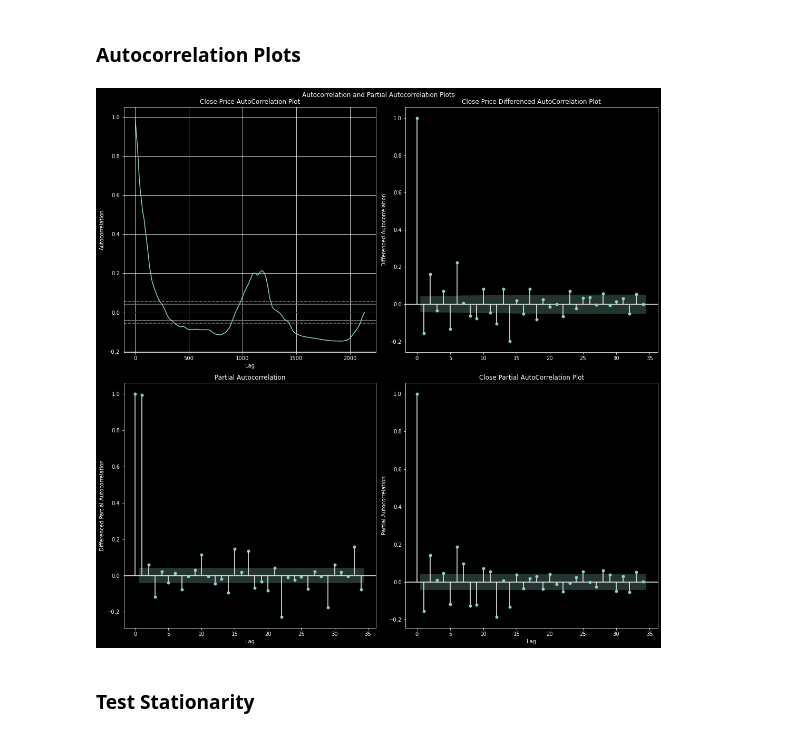
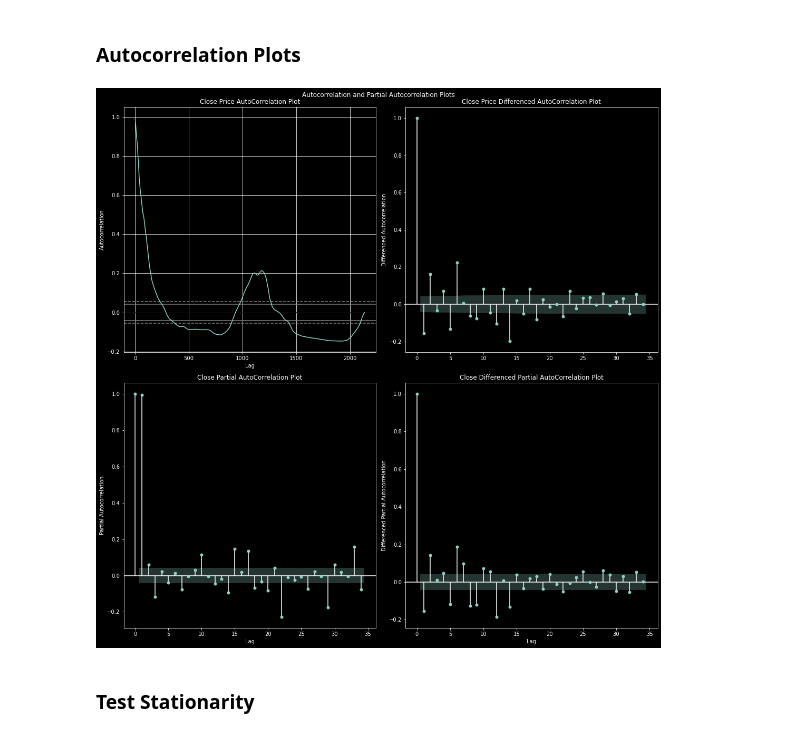
Before and after one commit to CamLadd/Ethereum_forecasting, a Jupyter notebook: model_testing.ipynb, the cells around one changed output. Drawn from its saved outputs; the diff is of its cells as text; code cells hidden in the pictures.

```diff
--- a/model_testing.ipynb
+++ b/model_testing.ipynb
@@ -195,31 +200,29 @@ display(px.line(data_frame=weekly_df, x=weekly_df.index, y=weekly_df['Volume'],
 # %%
 from pandas.plotting import autocorrelation_plot
 from statsmodels.graphics.tsaplots import plot_pacf, plot_acf
 fig, ax = plt.subplots(2, 2, figsize=(15, 15))
 
-# plot_acf(df['Close'].dropna(), ax=ax[0][0])
 autocorrelation_plot(df['Close'].dropna(), ax=ax[0][0])
 ax[0][0].set_title('Close Price AutoCorrelation Plot')
 
 plot_acf(df['Close'].diff().dropna(), ax=ax[0][1])
-# autocorrelation_plot(df['Close'].diff().dropna(), ax=ax[0][1])
 ax[0][1].set_title('Close Price Differenced AutoCorrelation Plot')
 ax[0][1].set_ylabel('Differenced Autocorrelation')
 
+plot_pacf(df['Close'].dropna(), ax=ax[1][0])
+ax[1][0].set_title('Close Partial AutoCorrelation Plot')
+ax[1][0].set_xlabel('Lag')
+ax[1][0].set_ylabel('Partial Autocorrelation')
+
 plot_pacf(df['Close'].diff().dropna(), ax=ax[1][1])
-ax[1][0].set_title('Close Differenced Partial AutoCorrelation Plot')
-ax[1][0].set_xlabel('Lag')
-ax[1][0].set_ylabel('Differenced Partial Autocorrelation')
-
-plot_pacf(df['Close'].dropna(), ax=ax[1][0])
-ax[1][1].set_title('Close Partial AutoCorrelation Plot')
+ax[1][1].set_title('Close Differenced Partial AutoCorrelation Plot')
 ax[1][1].set_xlabel('Lag')
-ax[1][1].set_ylabel('Partial Autocorrelation')
+ax[1][1].set_ylabel('Differenced Partial Autocorrelation')
 
 plt.suptitle('Autocorrelation and Partial Autocorrelation Plots')
 plt.tight_layout()
 # %% [output]
-[figure, old version]
+[figure, new version]
 # %% [markdown]
 ### Test Stationarity
 # %%
```
Also changed, not shown: parts of 10 cells of this notebook.
